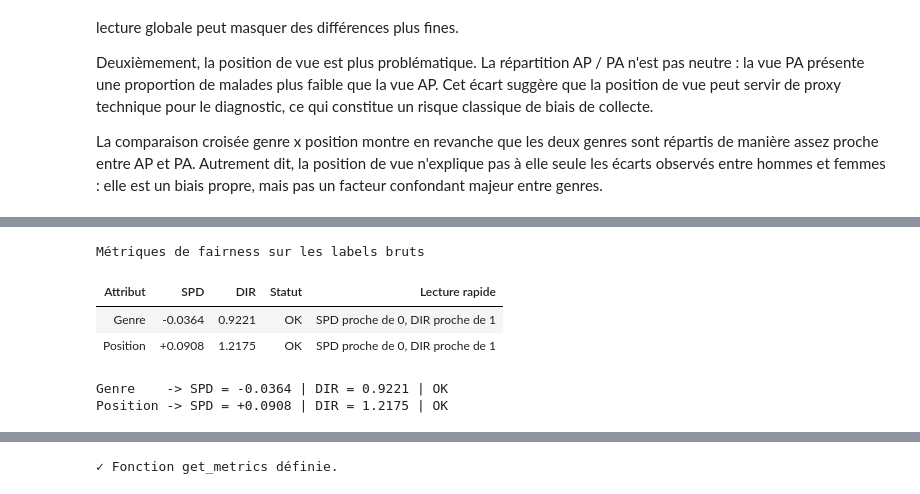
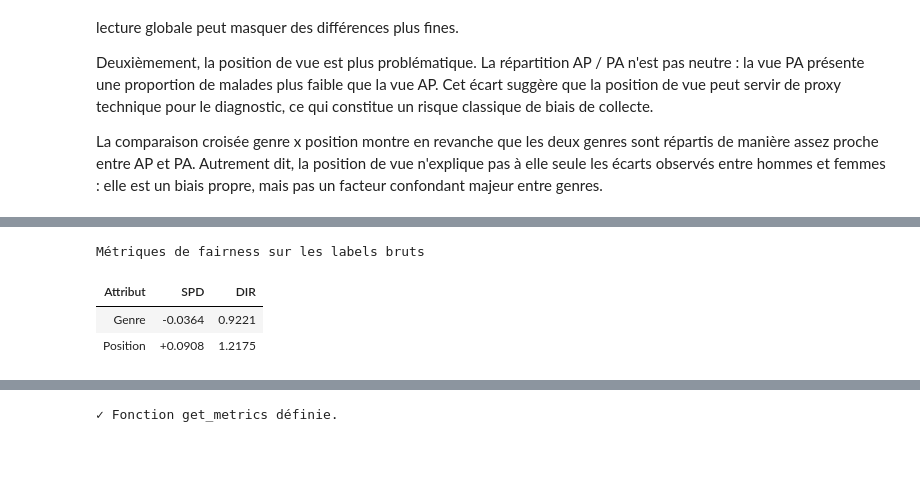
Before and after one commit to rmalapert/Fairness-in-AI, a Jupyter notebook: Projet_Final.ipynb, the cells around one changed output, grey strips where cells are left out. Cells and saved outputs as stored; diff of their text form; code cells hidden in the pictures; blank space fills up the shorter version.

```diff
--- a/Projet_Final.ipynb
+++ b/Projet_Final.ipynb
@@ -187,7 +183,7 @@ def prepare_experiment_data():
         ordered=True,
     )
 
-    df_split.to_csv(SPLIT_CSV_PATH, index=False)
+    df_split.to_csv(CSV_PATH, index=False)
     return df_split.copy(), df_split
 
 
@@ -229,7 +225,7 @@ def predict_partition(csv_path, split_root, partition, ckpt_path, preds_col='pre
 df_raw, df_split = prepare_experiment_data()
 df = df_split
 print(f"Split train/valid prêt: {df_split['train_valid'].value_counts().to_dict()}")
-print(f"CSV utilisé: {SPLIT_CSV_PATH}")
+print(f"CSV utilisé: {CSV_PATH}")
 # %% [output]
 Split train/valid prêt: {'train': 3976, 'valid': 1246}
 CSV utilisé: c:\Users\remim\Documents\Projet Fairness\Fairness-in-AI\Data\metadata.csv
@@ -550,47 +560,34 @@ La comparaison croisée genre x position montre en revanche que les deux genres
 spd_g = statistical_parity_difference(
     y_true=df['label_binary'], prot_attr=df['Gender_Binary'], pos_label=1)
 dir_g = disparate_impact_ratio(
     y_true=df['label_binary'], prot_attr=df['Gender_Binary'], pos_label=1)
 
 spd_p = statistical_parity_difference(
     y_true=df['label_binary'], prot_attr=df['Position_Binary'], pos_label=1)
 dir_p = disparate_impact_ratio(
     y_true=df['label_binary'], prot_attr=df['Position_Binary'], pos_label=1)
 
 fairness_summary = pd.DataFrame({
     'Attribut': ['Genre', 'Position'],
     'SPD': [spd_g, spd_p],
     'DIR': [dir_g, dir_p],
-    'Statut': [
-        'OK' if 0.8 <= dir_g <= 1.25 else 'Biais',
-        'OK' if 0.8 <= dir_p <= 1.25 else 'Biais',
-    ]
 })
 
-fairness_summary['Lecture rapide'] = [
-    'SPD proche de 0, DIR proche de 1',
-    'SPD proche de 0, DIR proche de 1',
-]
 
 display(
     fairness_summary.style
     .format({'SPD': '{:+.4f}', 'DIR': '{:.4f}'})
     .hide(axis='index')
     .set_properties(**{'text-align': 'center'})
     .set_table_styles([
         {'selector': 'th', 'props': [('text-align', 'center')]},
         {'selector': 'caption', 'props': [('caption-side', 'top'), ('font-weight', 'bold')]},
     ])
     .set_caption('Métriques de fairness sur les labels bruts')
 )
-
-print(f"Genre    -> SPD = {spd_g:+.4f} | DIR = {dir_g:.4f} | {'OK' if 0.8 <= dir_g <= 1.25 else 'Biais'}")
-print(f"Position -> SPD = {spd_p:+.4f} | DIR = {dir_p:.4f} | {'OK' if 0.8 <= dir_p <= 1.25 else 'Biais'}")
 # %% [output]
 Métriques de fairness sur les labels bruts
-| Attribut | SPD | DIR | Statut | Lecture rapide |
-| Genre | -0.0364 | 0.9221 | OK | SPD proche de 0, DIR proche de 1 |
-| Position | +0.0908 | 1.2175 | OK | SPD proche de 0, DIR proche de 1 |
+| Attribut | SPD | DIR |
+| Genre | -0.0364 | 0.9221 |
+| Position | +0.0908 | 1.2175 |
-Genre    -> SPD = -0.0364 | DIR = 0.9221 | OK
-Position -> SPD = +0.0908 | DIR = 1.2175 | OK
 # %% [markdown]
```
Also changed, not shown: parts of 46 cells of this notebook.
